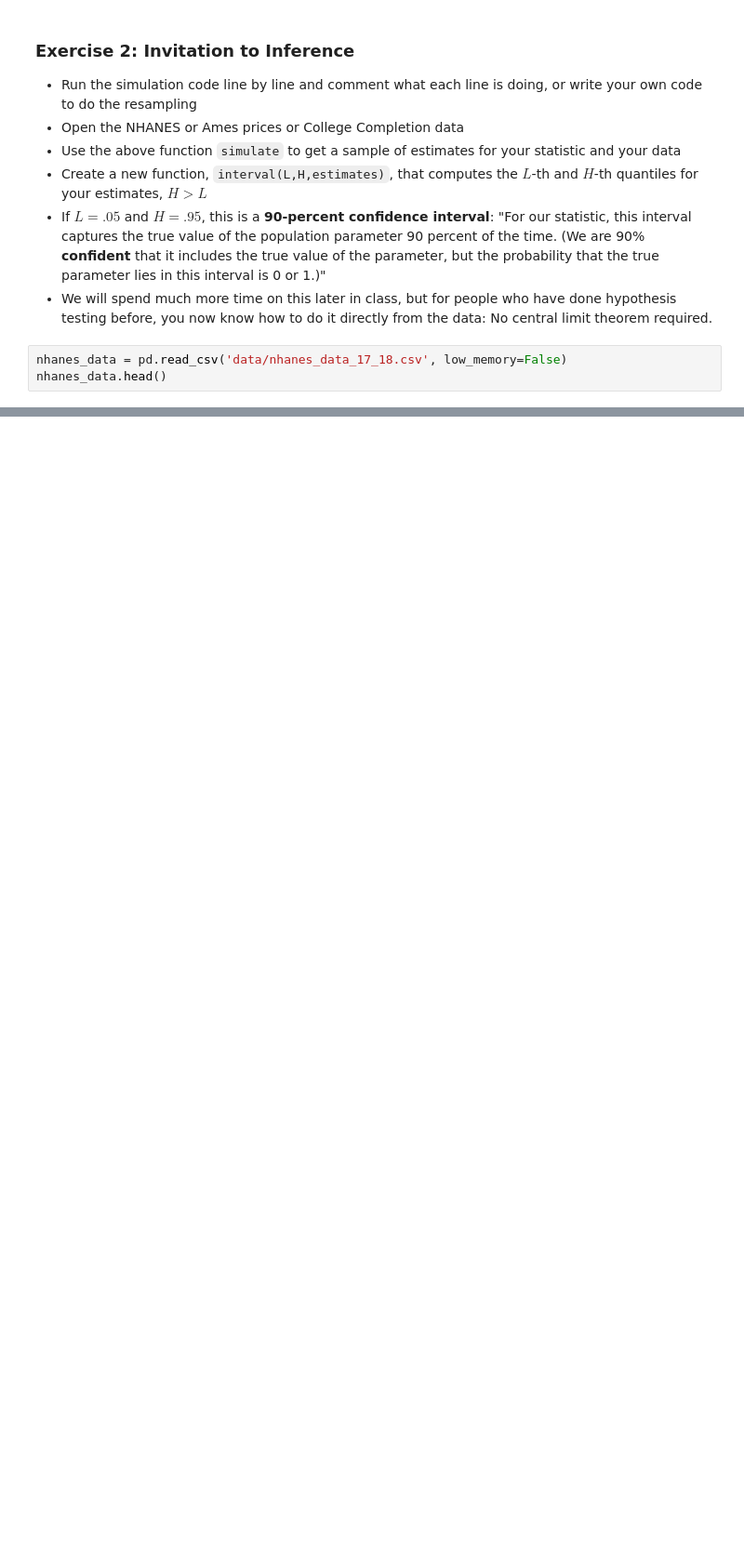
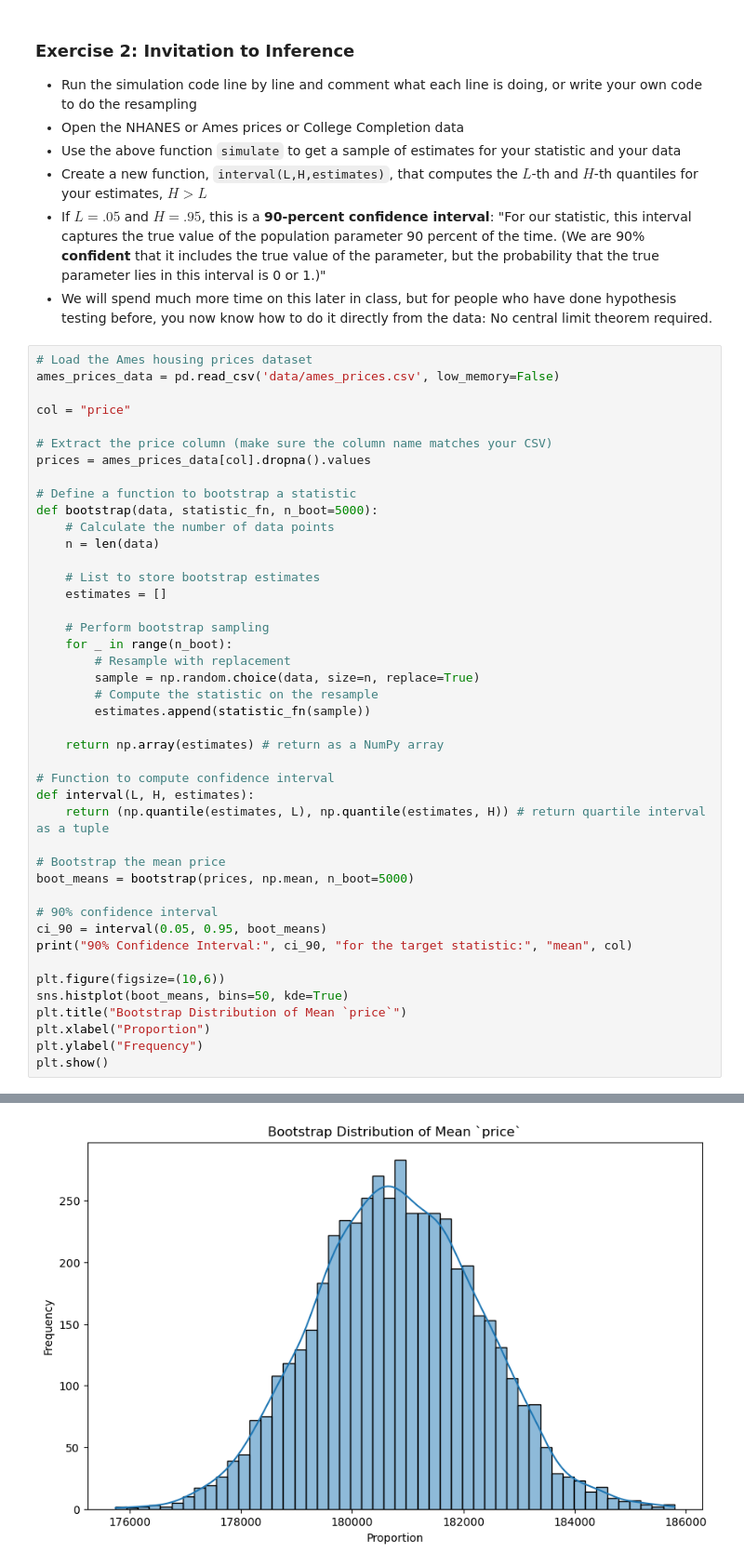
Before and after one commit to JamesSweatIII/assignment4ds5030, a Jupyter notebook: assignment_4.ipynb, the cells around one changed output, grey strips where cells are left out. Shown: that part at 93% size. Saved outputs shown, nothing was run; the diff lists cells and outputs as text; blank space fills up the shorter version.

```diff
--- a/assignment_4.ipynb
+++ b/assignment_4.ipynb
@@ -62,6 +82,46 @@ plt.show()
 - If $L=.05$ and $H=.95$, this is a **90-percent confidence interval**: "For our statistic, this interval captures the true value of the population parameter 90 percent of the time. (We are 90% **confident** that it includes the true value of the parameter, but the probability that the true parameter lies in this interval is 0 or 1.)"
 - We will spend much more time on this later in class, but for people who have done hypothesis testing before, you now know how to do it directly from the data: No central limit theorem required.
 # %%
-nhanes_data = pd.read_csv('data/nhanes_data_17_18.csv', low_memory=False)
-nhanes_data.head()
+# Load the Ames housing prices dataset
+ames_prices_data = pd.read_csv('data/ames_prices.csv', low_memory=False)
+
+col = "price"
+
+# Extract the price column (make sure the column name matches your CSV)
+prices = ames_prices_data[col].dropna().values
+
+# Define a function to bootstrap a statistic
+def bootstrap(data, statistic_fn, n_boot=5000):
+    # Calculate the number of data points
+    n = len(data)
+
+    # List to store bootstrap estimates
+    estimates = []
+
+    # Perform bootstrap sampling
+    for _ in range(n_boot):
+        # Resample with replacement
+        sample = np.random.choice(data, size=n, replace=True)
+        # Compute the statistic on the resample
+        estimates.append(statistic_fn(sample))
+
+    return np.array(estimates) # return as a NumPy array
+
+# Function to compute confidence interval
+def interval(L, H, estimates):
+    return (np.quantile(estimates, L), np.quantile(estimates, H)) # return quartile interval as a tuple
+
+# Bootstrap the mean price
+boot_means = bootstrap(prices, np.mean, n_boot=5000)
+
+# 90% confidence interval
+ci_90 = interval(0.05, 0.95, boot_means)
+print("90% Confidence Interval:", ci_90, "for the target statistic:", "mean", col)
+
+plt.figure(figsize=(10,6))
+sns.histplot(boot_means, bins=50, kde=True)
+plt.title("Bootstrap Distribution of Mean `price`")
+plt.xlabel("Proportion")
+plt.ylabel("Frequency")
+plt.show()
 # %% [output]
@@ -75,3 +129,4 @@ nhanes_data.head()
+[figure, added]
 # %% [markdown]
 ### Exercise 3: Intro to A/B Testing
 - Go here, and read about this study: https://www.clinicaltrials.gov/study/NCT01985360
```
Also changed, not shown: parts of 2 cells of this notebook, 1 other file.
